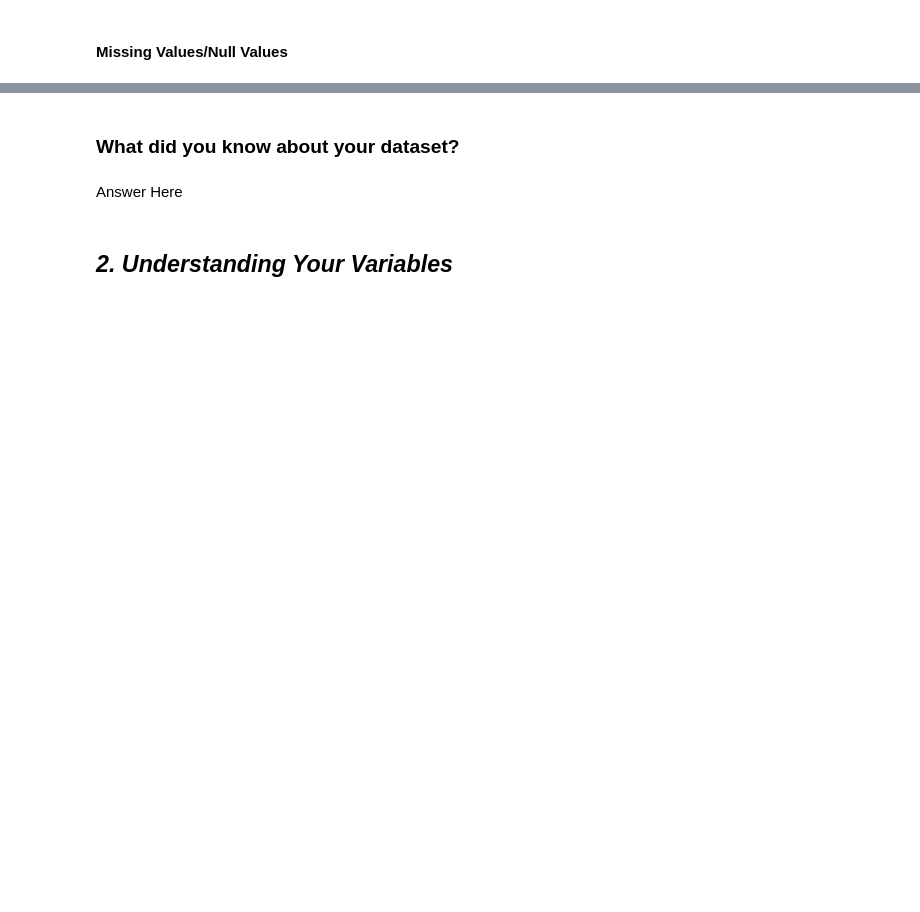
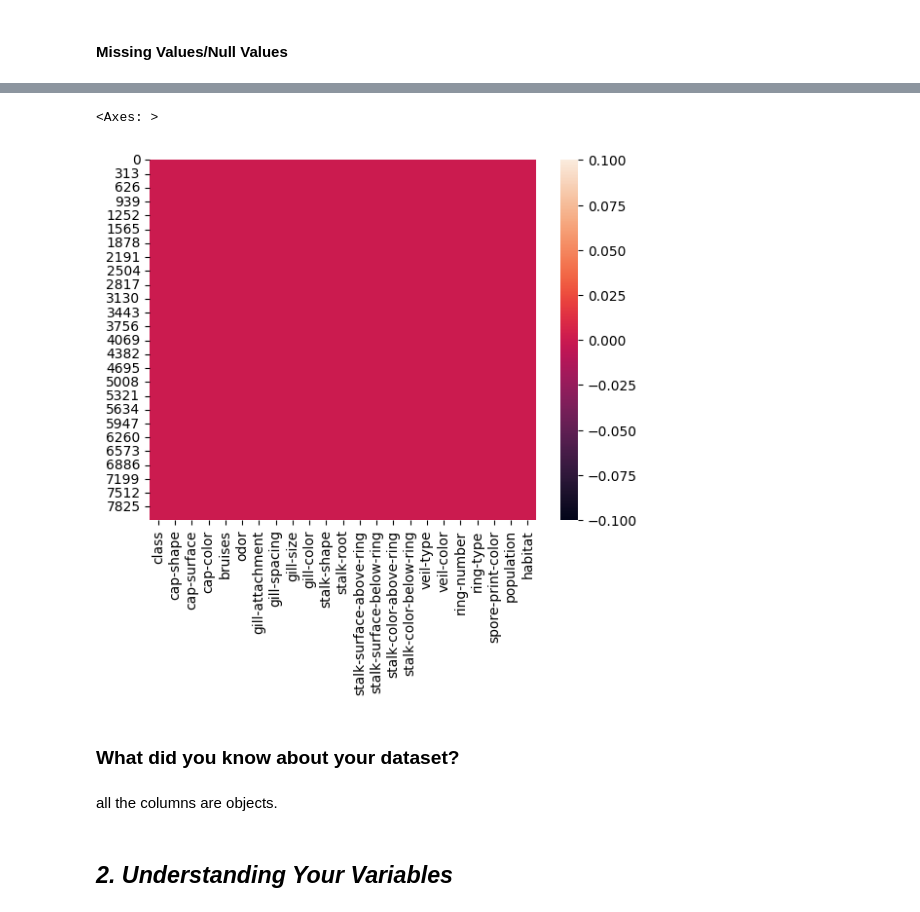
Before and after one commit to Vansh-172/Project-Classification, a Jupyter notebook: Vansh_Goyal_Project_Classification.ipynb, the cells around one changed output, grey strips where cells are left out. Drawn from its saved outputs; the diff is of its cells as text; code cells hidden in the pictures; blank space fills up the shorter version.

```diff
--- a/Vansh_Goyal_Project_Classification.ipynb
+++ b/Vansh_Goyal_Project_Classification.ipynb
@@ -129,9 +169,13 @@ dtype: int64
 # %%
 # Visualizing the missing values
+sns.heatmap(df.isna(),cbar=True)
+# %% [output]
+<Axes: >
+[figure, added]
 # %% [markdown]
 ### What did you know about your dataset?
-# %% [markdown]
-Answer Here
+# %% [markdown]
+all the columns are objects.
 # %% [markdown]
 ## ***2. Understanding Your Variables***
 # %%
```
Also changed, not shown: parts of 28 cells of this notebook.
